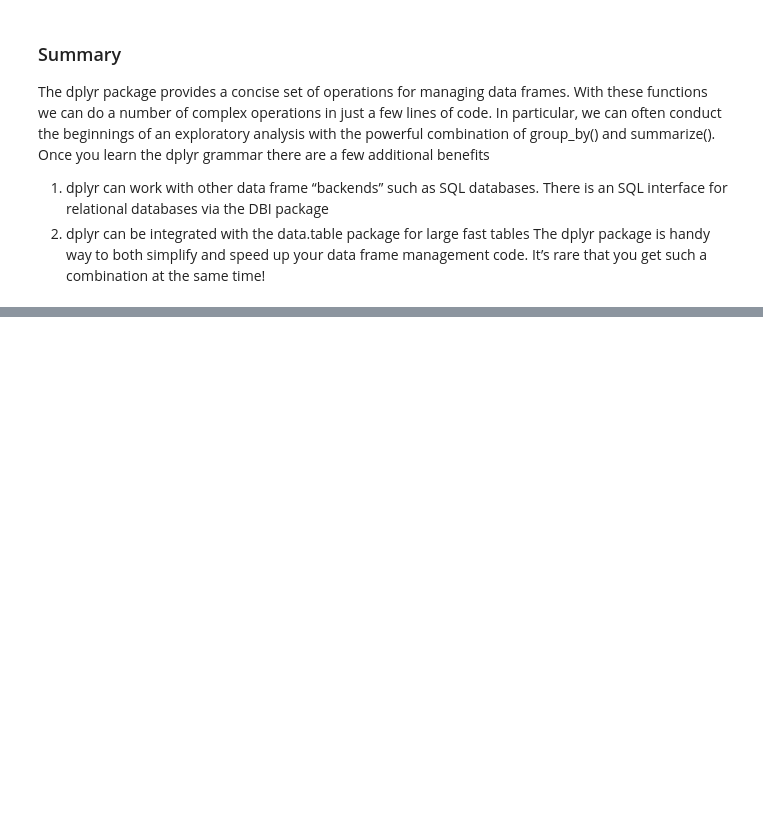
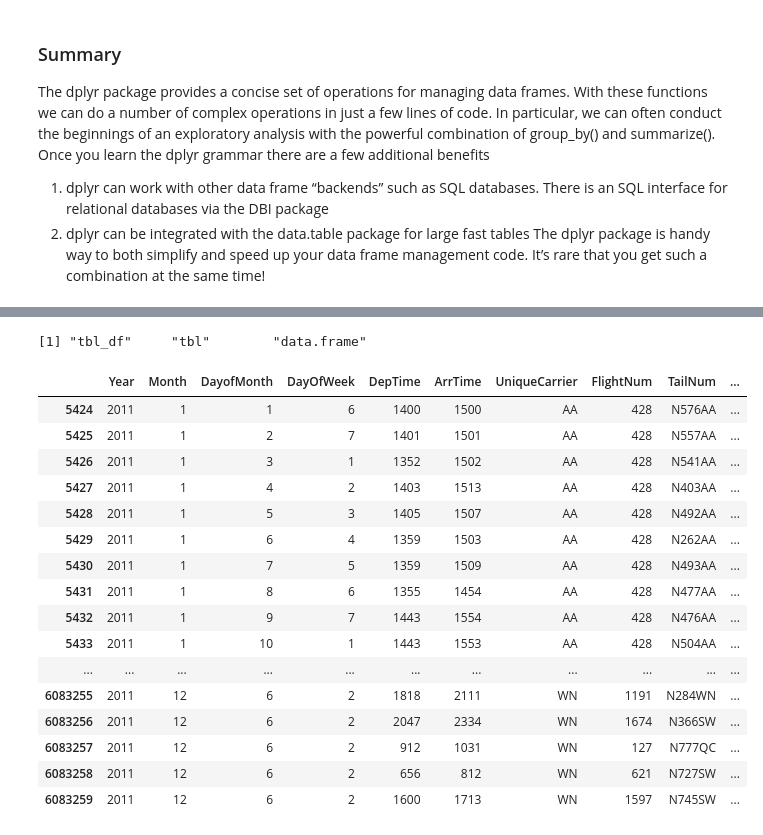
Before and after one commit to kabalaandrew/R, a Jupyter notebook: R Practice for Fenix.ipynb, the cells around one changed output, grey strips where cells are left out. Saved outputs shown, nothing was run; the diff lists cells and outputs as text; code cells hidden in the pictures; blank space fills up the shorter version.

```diff
--- a/R Practice for Fenix.ipynb
+++ b/R Practice for Fenix.ipynb
@@ -528,0 +540,25 @@ It’s rare that you get such a combination at the same time!
+# %%
+hflights_df <- tbl_df(hflights)
+class(hflights_df)
+# %% [output]
+[1] "tbl_df"     "tbl"        "data.frame"
+# %%
+hflights_df
+# %% [output]
+|  | Year | Month | DayofMonth | DayOfWeek | DepTime | ArrTime | UniqueCarrier | FlightNum | TailNum | ... |
+| 5424 | 2011 | 1 | 1 | 6 | 1400 | 1500 | AA | 428 | N576AA | ... |
+| 5425 | 2011 | 1 | 2 | 7 | 1401 | 1501 | AA | 428 | N557AA | ... |
+| 5426 | 2011 | 1 | 3 | 1 | 1352 | 1502 | AA | 428 | N541AA | ... |
+| 5427 | 2011 | 1 | 4 | 2 | 1403 | 1513 | AA | 428 | N403AA | ... |
+| 5428 | 2011 | 1 | 5 | 3 | 1405 | 1507 | AA | 428 | N492AA | ... |
+| 5429 | 2011 | 1 | 6 | 4 | 1359 | 1503 | AA | 428 | N262AA | ... |
+| 5430 | 2011 | 1 | 7 | 5 | 1359 | 1509 | AA | 428 | N493AA | ... |
+| 5431 | 2011 | 1 | 8 | 6 | 1355 | 1454 | AA | 428 | N477AA | ... |
+| 5432 | 2011 | 1 | 9 | 7 | 1443 | 1554 | AA | 428 | N476AA | ... |
+| 5433 | 2011 | 1 | 10 | 1 | 1443 | 1553 | AA | 428 | N504AA | ... |
+| ... | ... | ... | ... | ... | ... | ... | ... | ... | ... | ... |
+| 6083255 | 2011 | 12 | 6 | 2 | 1818 | 2111 | WN | 1191 | N284WN | ... |
+| 6083256 | 2011 | 12 | 6 | 2 | 2047 | 2334 | WN | 1674 | N366SW | ... |
+| 6083257 | 2011 | 12 | 6 | 2 | 912 | 1031 | WN | 127 | N777QC | ... |
+| 6083258 | 2011 | 12 | 6 | 2 | 656 | 812 | WN | 621 | N727SW | ... |
+| 6083259 | 2011 | 12 | 6 | 2 | 1600 | 1713 | WN | 1597 | N745SW | ... |
```
Also changed, not shown: parts of 11 cells of this notebook.
